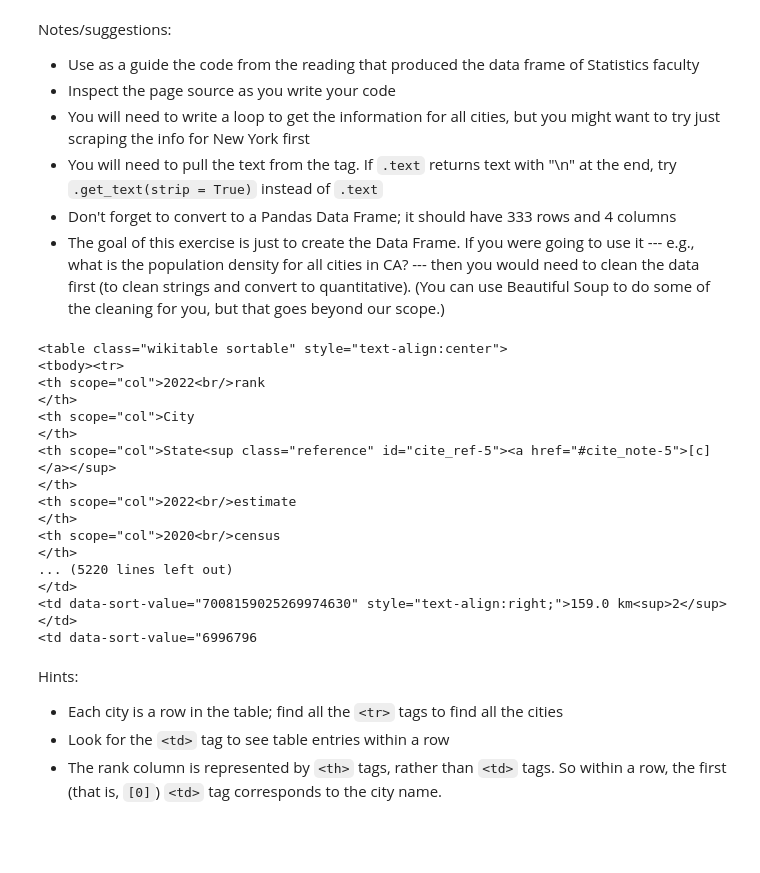
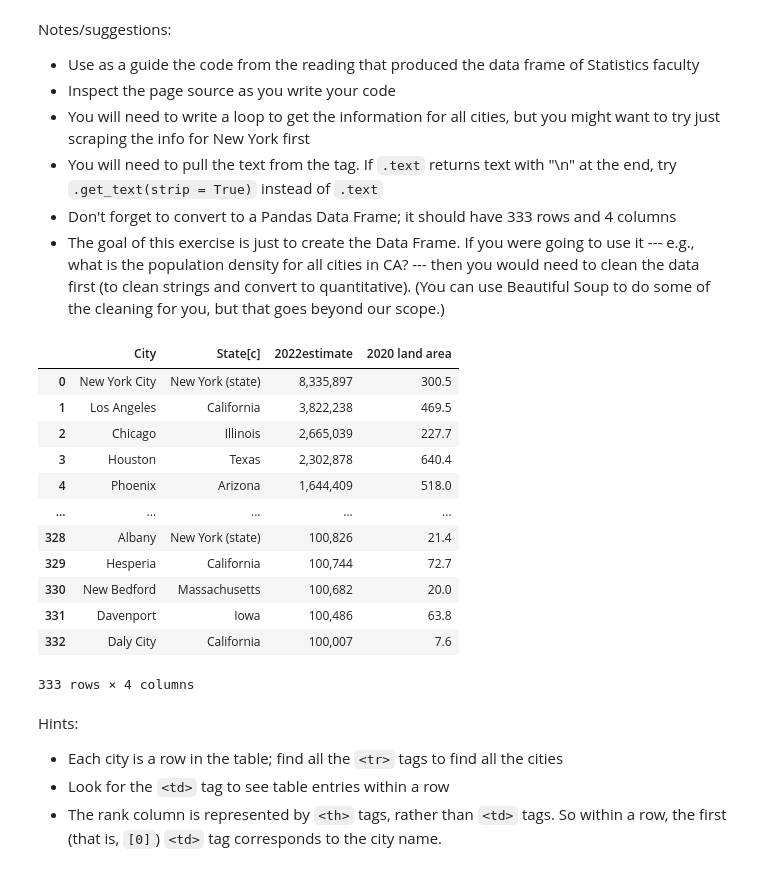
Before and after one commit to bnkessler/Data-Science-and-Machine-Learning, a Jupyter notebook: Week4/Practice_Activity_4_1_Webscraping.ipynb, the cells around one changed output. Cells and saved outputs as stored; diff of their text form; code cells hidden in the pictures; blank space fills up the shorter version.

```diff
--- a/Week4/Practice_Activity_4_1_Webscraping.ipynb
+++ b/Week4/Practice_Activity_4_1_Webscraping.ipynb
@@ -67,27 +67,54 @@ Notes/suggestions:
 - You will need to pull the text from the tag. If `.text` returns text with "\n" at the end, try `.get_text(strip = True)` instead of `.text`
 - Don't forget to convert to a Pandas Data Frame; it should have 333 rows and 4 columns
 - The goal of this exercise is just to create the Data Frame. If you were going to use it --- e.g., what is the population density for all cities in CA? --- then you would need to clean the data first (to clean strings and convert to quantitative). (You can use Beautiful Soup to do some of the cleaning for you, but that goes beyond our scope.)
-# %%
-# YOUR CODE HERE. ADD AS MANY CELLS AS NEEDED
-df = pd.DataFrame("2022 Rank", "City", "State", "2022 Estimate", "2020 Census", "Change", "2020 Land Area Mi", "2020 Land Area Km", "2020 Population Density", "")
-# %% [output]
-<table class="wikitable sortable" style="text-align:center">
-<tbody><tr>
-<th scope="col">2022<br/>rank
-</th>
-<th scope="col">City
-</th>
-<th scope="col">State<sup class="reference" id="cite_ref-5"><a href="#cite_note-5">[c]</a></sup>
-</th>
-<th scope="col">2022<br/>estimate
-</th>
-<th scope="col">2020<br/>census
-</th>
-... (5220 lines left out)
-</td>
-<td data-sort-value="7008159025269974630" style="text-align:right;">159.0 km<sup>2</sup>
-</td>
-<td data-sort-value="6996796
+# %%
+# YOUR CODE HERE. ADD AS MANY CELLS AS NEEDED
+df = pd.DataFrame()
+for row in table.find_all(
+    "th",
+    attrs = {
+        "scope": "col"
+    }
+):
+    if row.text.strip() in ["City", "State[c]", "2022estimate", "2020 land area"]:
+        df[row.text.strip()] = 0
+# %%
+titles = []
+title = table.find_all("a")
+for i in range(len(title)):
+    if title[i].get("title") != None:
+        titles.append(title[i].get("title").split(",")[0])
+# %%
+pop_land = []
+vals = table.find_all("td", attrs = {"style": "text-align:right;"})
+for i in range(len(vals)):
+    pop_land.append(vals[i].get_text(strip=True))
+# %%
+cities = titles[0::2]
+states = titles[1::2]
+pop_estimate = pop_land[0::7]
+land_area = pop_land[3::7]
+land_area = [i.replace("\xa0sq\xa0mi", "") for i in land_area]
+# %%
+df["City"] = cities
+df["State[c]"] = states
+df["2022estimate"] = pop_estimate
+df["2020 land area"] = land_area
+df
+# %% [output]
+|  | City | State[c] | 2022estimate | 2020 land area |
+| 0 | New York City | New York (state) | 8,335,897 | 300.5 |
+| 1 | Los Angeles | California | 3,822,238 | 469.5 |
+| 2 | Chicago | Illinois | 2,665,039 | 227.7 |
+| 3 | Houston | Texas | 2,302,878 | 640.4 |
+| 4 | Phoenix | Arizona | 1,644,409 | 518.0 |
+| ... | ... | ... | ... | ... |
+| 328 | Albany | New York (state) | 100,826 | 21.4 |
+| 329 | Hesperia | California | 100,744 | 72.7 |
+| 330 | New Bedford | Massachusetts | 100,682 | 20.0 |
+| 331 | Davenport | Iowa | 100,486 | 63.8 |
+| 332 | Daly City | California | 100,007 | 7.6 |
+333 rows × 4 columns
 # %% [markdown]
 Hints:
 
```
Also changed, not shown: parts of 10 cells of this notebook, 2 other files.
